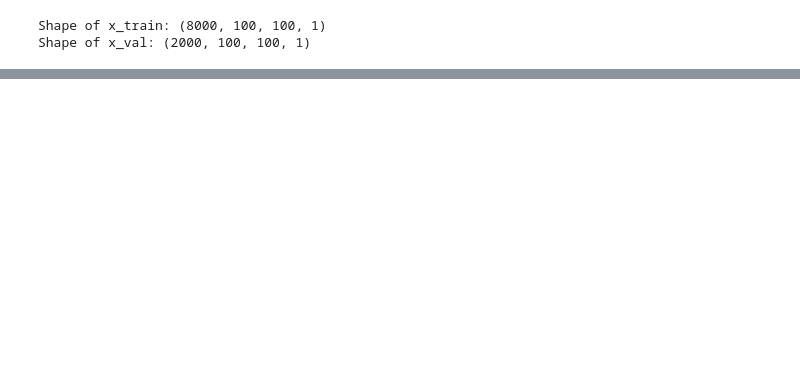
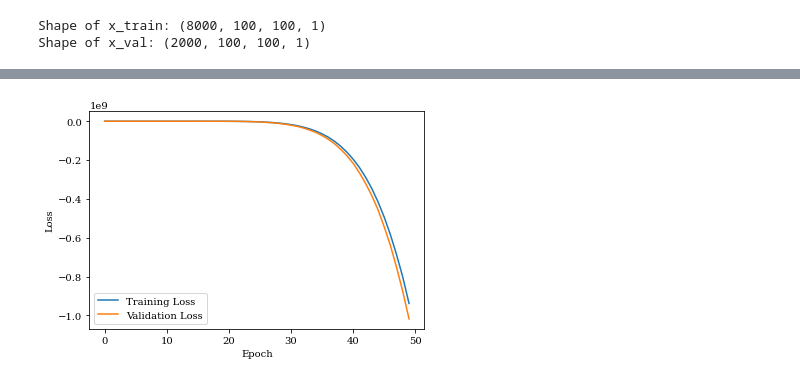
Before and after one commit to raj2022/SSI_Projects, a Jupyter notebook: project_SSI/Auto Encoder(AE).ipynb, the cells around one changed output, grey strips where cells are left out. Cells and saved outputs as stored; diff of their text form; code cells hidden in the pictures; blank space fills up the shorter version.

```diff
--- a/project_SSI/Auto Encoder(AE).ipynb
+++ b/project_SSI/Auto Encoder(AE).ipynb
@@ -246,19 +240,19 @@ x_val = np.expand_dims(x_val, axis=-1)
 def build_autoencoder(input_shape):
     # Encoder
     input_img = Input(shape=input_shape)
-    x = Conv2D(64, (3, 3), activation='relu', padding='same')(input_img)
+    x = Conv2D(32, (3, 3), activation='relu', padding='same')(input_img)
     x = MaxPooling2D((2, 2), padding='same')(x)
-    x = Conv2D(128, (3, 3), activation='relu', padding='same')(x)
+    x = Conv2D(8, (3, 3), activation='relu', padding='same')(x)
     x = MaxPooling2D((2, 2), padding='same')(x)
-    x = Conv2D(128, (3, 3), activation='relu', padding='same')(x)
+    x = Conv2D(4, (3, 3), activation='relu', padding='same')(x)
     encoded = MaxPooling2D((2, 2), padding='same')(x)
 
     # Decoder
-    x = Conv2D(128, (3, 3), activation='relu', padding='same')(encoded)
+    x = Conv2D(4, (3, 3), activation='relu', padding='same')(encoded)
     x = UpSampling2D((2, 2))(x)
-    x = Conv2D(128, (3, 3), activation='relu', padding='same')(x)
+    x = Conv2D(8, (3, 3), activation='relu', padding='same')(x)
     x = UpSampling2D((2, 2))(x)
-    x = Conv2D(64, (3, 3), activation='relu', padding='valid')(x)
+    x = Conv2D(32, (3, 3), activation='relu', padding='valid')(x)
     x = UpSampling2D((2, 2))(x)
     decoded = Conv2D(1, (3, 3), activation='sigmoid', padding='same')(x)
 
@@ -308,10 +302,10 @@ Shape of x_val: (2000, 100, 100, 1)
 batch_size = 32
 epochs = 50
 
-autoencoder.fit(x_train, x_train,
+history=autoencoder.fit(x_train, x_train,
                 batch_size=batch_size,
                 epochs=epochs,
                 validation_data=(x_val, x_val))
 
 # Save the trained model
-# autoencoder.save("trained_autoencoder.h5")
+autoencoder.save("trained_autoencoder.h5")
@@ -318,3 +330,13 @@ autoencoder.fit(x_train, x_train,
+# %%
+# Plot the training and validation loss over epochs
+plt.plot(history.history['loss'], label='Training Loss')
+plt.plot(history.history['val_loss'], label='Validation Loss')
+plt.xlabel('Epoch')
+plt.ylabel('Loss')
+plt.legend()
+plt.show()
+# %% [output]
+[figure, added]
 # %%
 # Generate new jet images using the trained Autoencoder
 decoded_images = autoencoder.predict(x_val)
```
Also changed, not shown: parts of 8 cells of this notebook, 1 other file.
